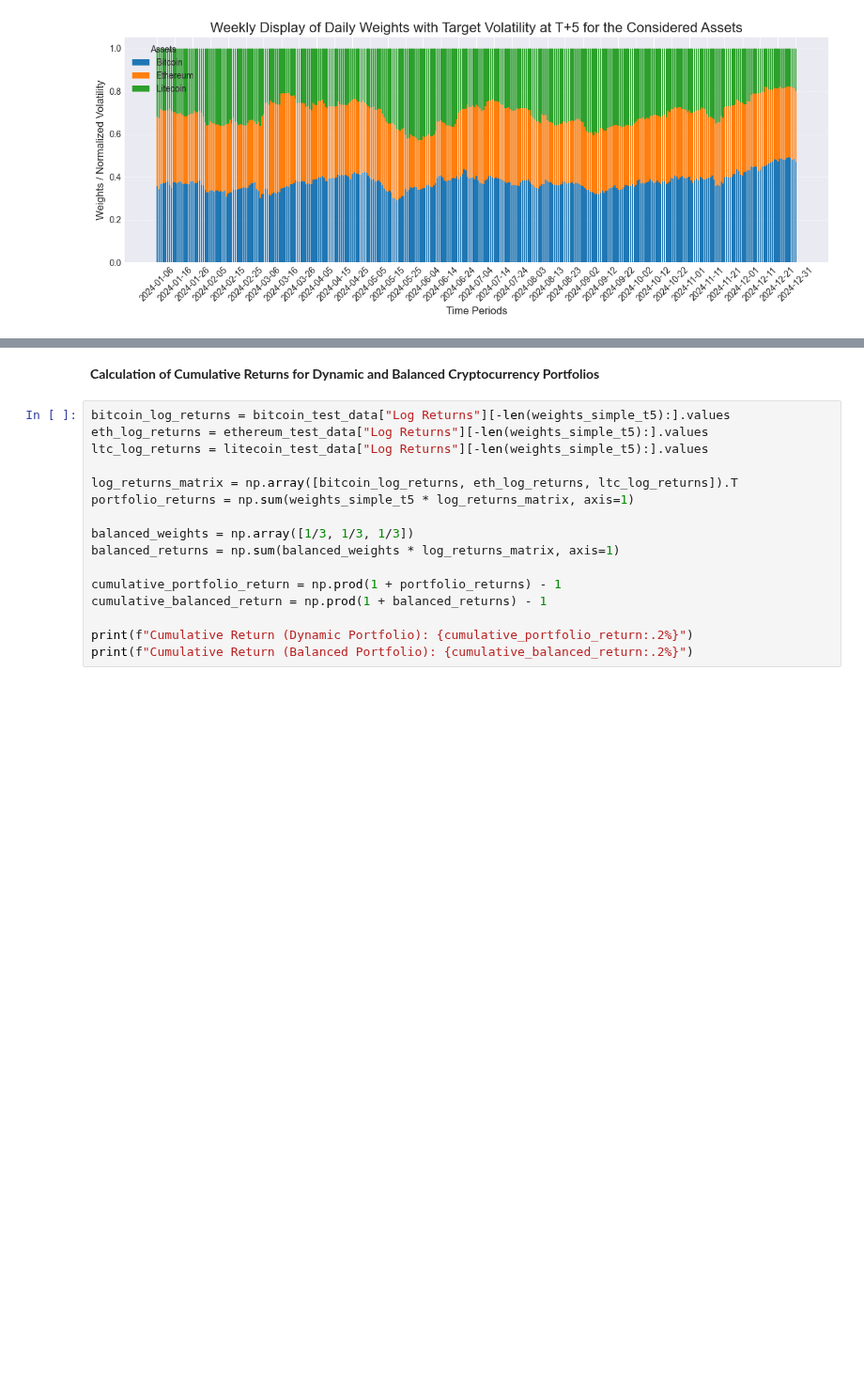
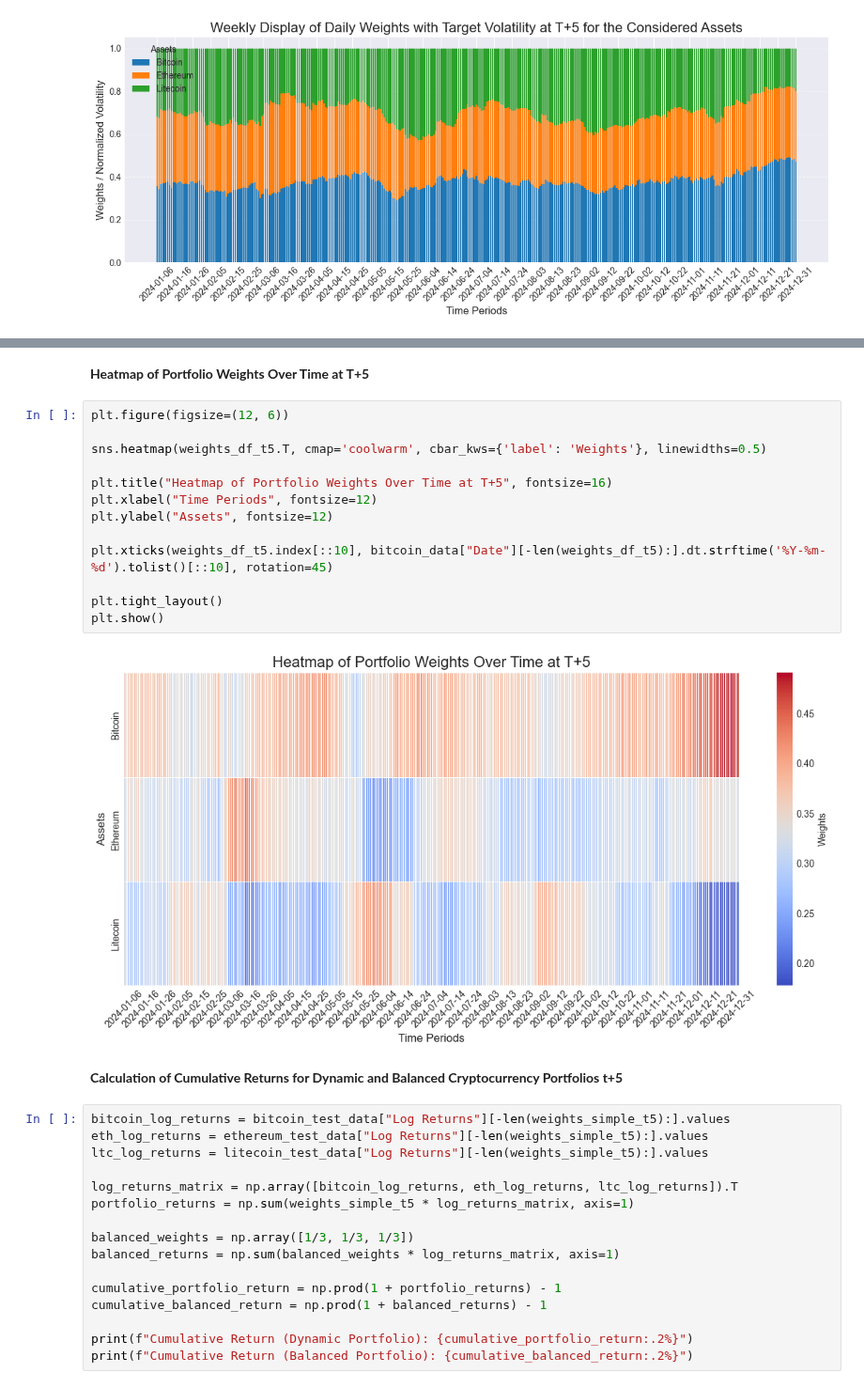
Before and after one commit to emmaebrl/crypto-volatility-lab, a Jupyter notebook: sandbox/Notebook_Final_Projet.ipynb, the cells around one changed output, grey strips where cells are left out. Shown at 94% size. Saved outputs shown, nothing was run; the diff lists cells and outputs as text; blank space fills up the shorter version.

```diff
--- a/sandbox/Notebook_Final_Projet.ipynb
+++ b/sandbox/Notebook_Final_Projet.ipynb
@@ -703,5 +757,22 @@ plt.show()
+# %% [markdown]
+**Heatmap of Portfolio Weights Over Time at T+5**
+# %%
+plt.figure(figsize=(12, 6))
+
+sns.heatmap(weights_df_t5.T, cmap='coolwarm', cbar_kws={'label': 'Weights'}, linewidths=0.5)
+
+plt.title("Heatmap of Portfolio Weights Over Time at T+5", fontsize=16)
+plt.xlabel("Time Periods", fontsize=12)
+plt.ylabel("Assets", fontsize=12)
+
+plt.xticks(weights_df_t5.index[::10], bitcoin_data["Date"][-len(weights_df_t5):].dt.strftime('%Y-%m-%d').tolist()[::10], rotation=45)
+
+plt.tight_layout()
+plt.show()
+# %% [output]
+[figure, added]
 # %% [markdown]
-**Calculation of Cumulative Returns for Dynamic and Balanced Cryptocurrency Portfolios**
+**Calculation of Cumulative Returns for Dynamic and Balanced Cryptocurrency Portfolios t+5**
 # %%
 bitcoin_log_returns = bitcoin_test_data["Log Returns"][-len(weights_simple_t5):].values
 eth_log_returns = ethereum_test_data["Log Returns"][-len(weights_simple_t5):].values
```
Also changed, not shown: parts of 47 cells of this notebook.
